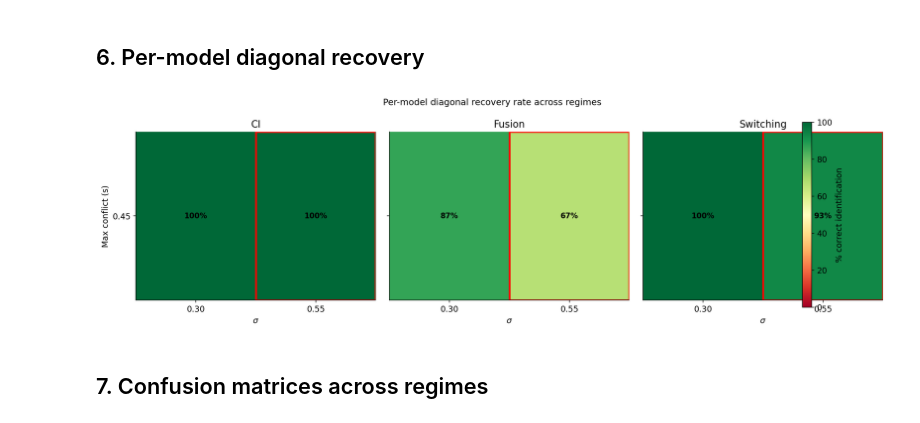
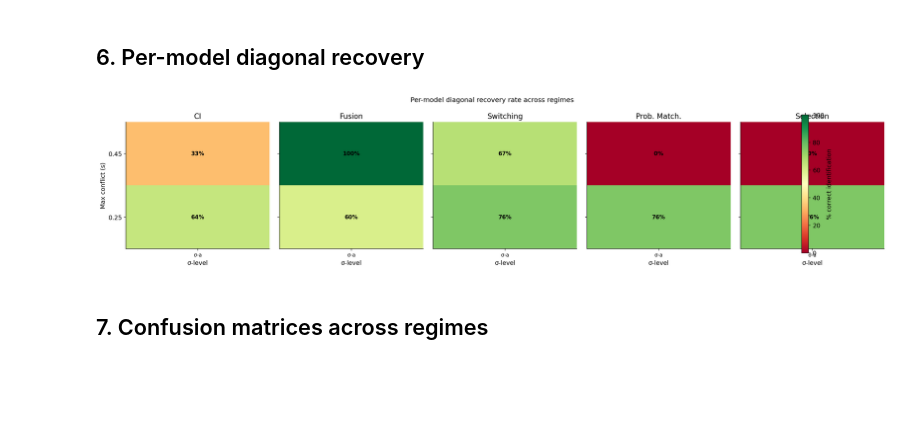
Before and after one commit to omeryildiran/av-dur-estimation, a Jupyter notebook: identifiability_analysis_summary.ipynb, the cells around one changed output. Cells and saved outputs as stored; diff of their text form; code cells hidden in the pictures; blank space fills up the shorter version.

```diff
--- a/identifiability_analysis_summary.ipynb
+++ b/identifiability_analysis_summary.ipynb
@@ -387,45 +422,47 @@ plt.show()
 # %% [markdown]
 ## 6. Per-model diagonal recovery
 # %%
-models_in_sweep = sweep['grid'][0]['per_model_diag_aic'].keys() if sweep['grid'] else []
-model_list = list(models_in_sweep)
+if not grid_cells:
+    print('No grid cells loaded — run Section 5 first.')
+else:
+    model_list = list(grid['models'].iloc[0])
 
-fig, axes = plt.subplots(1, len(model_list), figsize=(5*len(model_list), 4.5), sharey=True)
-if len(model_list) == 1:
-    axes = [axes]
+    fig, axes = plt.subplots(1, len(model_list),
+                              figsize=(4 * len(model_list), 4.5), sharey=True)
+    if len(model_list) == 1:
+        axes = [axes]
 
-for ax, model in zip(axes, model_list):
-    Zm = np.zeros((len(cmaxes), len(sigmas)))
-    for i, cm in enumerate(cmaxes):
-        for j, sg in enumerate(sigmas):
-            row = grid[(grid['sigma_a']==sg) & (grid['conflict_max']==cm)]
-            if len(row):
-                Zm[i, j] = row['per_model_diag_aic'].iloc[0].get(model, 0)
-    im = ax.imshow(Zm * 100, aspect='auto', cmap='RdYlGn', vmin=0, vmax=100)
-    ax.set_xticks(range(len(sigmas)))
-    ax.set_xticklabels([f'{v:.2f}' for v in sigmas])
-    ax.set_yticks(range(len(cmaxes)))
-    ax.set_yticklabels([f'{v:.2f}' for v in cmaxes])
-    ax.set_xlabel(r'$\sigma$')
-    if ax == axes[0]:
-        ax.set_ylabel('Max conflict (s)')
-    ax.set_title(MODEL_ABBR.get(model, model))
-    for i in range(len(cmaxes)):
-        for j in range(len(sigmas)):
-            ax.text(j, i, f'{Zm[i,j]*100:.0f}%', ha='center', va='center',
-                    fontsize=10, fontweight='bold')
-    # empirical marker
-    ax.add_patch(plt.Rectangle((ci-0.5, ri-0.5), 1, 1,
-                                fill=False, edgecolor='red', lw=2.5))
+    for ax, model in zip(axes, model_list):
+        Zm = np.full((len(cmaxes), len(sigma_keys)), np.nan)
+        for i, cm in enumerate(cmaxes):
+            for j, sk in enumerate(sigma_keys):
+                row = grid[(grid['sigma_key'] == sk) & np.isclose(grid['conflict_max'], cm)]
+                if len(row):
+                    Zm[i, j] = row['per_model_diag_aic'].iloc[0].get(model, 0)
+        im = ax.imshow(Zm * 100, aspect='auto', cmap='RdYlGn', vmin=0, vmax=100)
+        ax.set_xticks(range(len(sigma_keys)))
+        ax.set_xticklabels([f'σ-{k}' for k in sigma_keys], fontsize=9)
+        ax.set_yticks(range(len(cmaxes)))
+        ax.set_yticklabels([f'{v:.2f}' for v in cmaxes])
+        ax.set_xlabel('σ-level')
+        if ax == axes[0]:
+            ax.set_ylabel('Max conflict (s)')
+        ax.set_title(MODEL_ABBR.get(model, model))
+        for i in range(len(cmaxes)):
+            for j in range(len(sigma_keys)):
+                txt = f'{Zm[i, j]*100:.0f}%' if not np.isnan(Zm[i, j]) else '—'
+                color = 'gray' if np.isnan(Zm[i, j]) else 'black'
+                ax.text(j, i, txt, ha='center', va='center',
+                        fontsize=10, fontweight='bold', color=color)
 
-fig.suptitle('Per-model diagonal recovery rate across regimes', fontsize=12)
-fig.colorbar(im, ax=axes, fraction=0.015, label='% correct identification')
-plt.tight_layout()
-plt.savefig('identifiability_figures/fig_per_model_recovery.pdf', bbox_inches='tight')
-plt.savefig('identifiability_figures/fig_per_model_recovery.png', bbox_inches='tight', dpi=200)
-plt.show()
+    fig.suptitle('Per-model diagonal recovery rate across regimes', fontsize=12)
+    fig.colorbar(im, ax=axes, fraction=0.015, label='% correct identification')
+    plt.tight_layout()
+    plt.savefig('identifiability_figures/fig_per_model_recovery.pdf', bbox_inches='tight')
+    plt.savefig('identifiability_figures/fig_per_model_recovery.png', bbox_inches='tight', dpi=200)
+    plt.show()
 # %% [output]
-[figure, old version]
+[figure, new version]
 # %% [markdown]
 ## 7. Confusion matrices across regimes
 # %%
```
Also changed, not shown: parts of 5 cells of this notebook, 17 other files.
